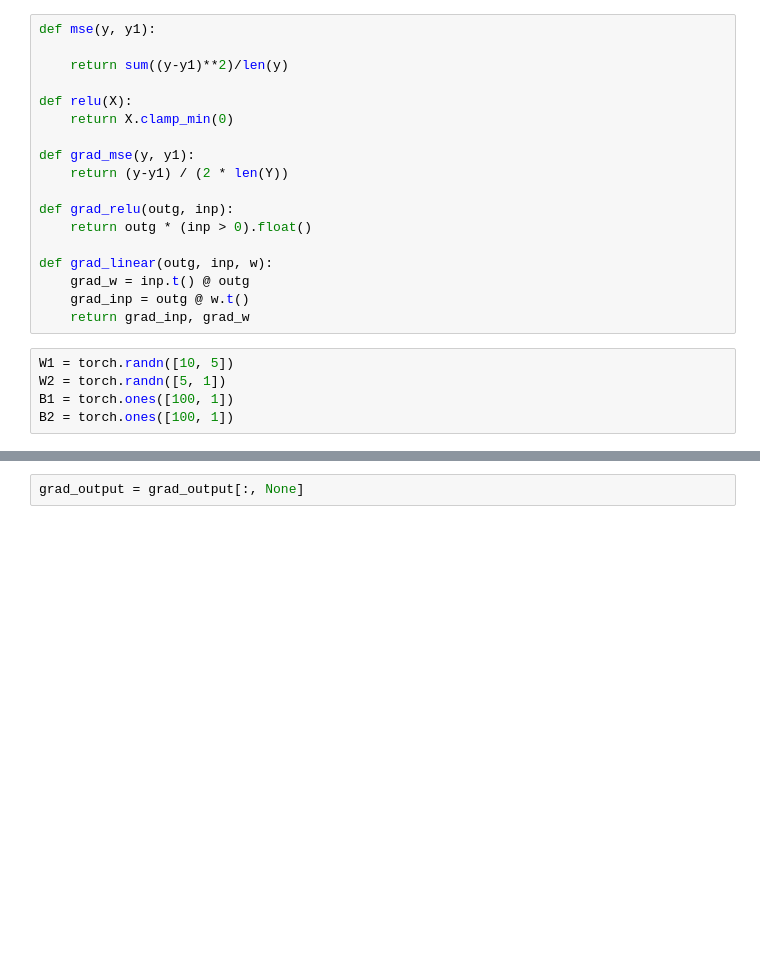
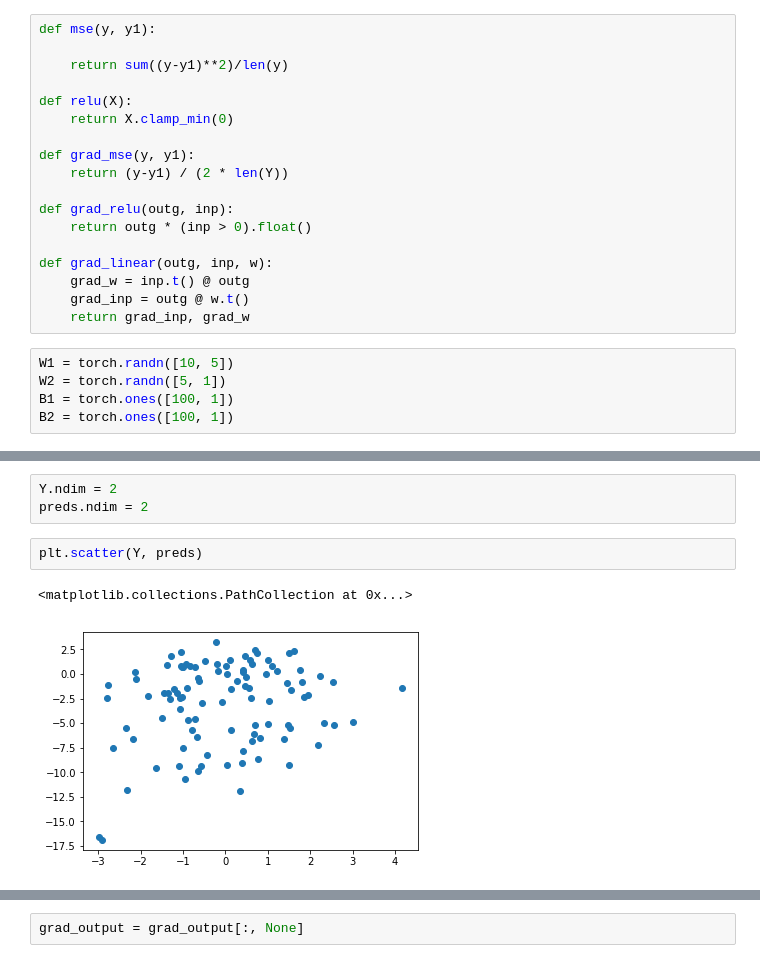
Before and after one commit to karthiksubraveti/ml_notebooks, a Jupyter notebook: ml_intro.ipynb, the cells around one changed output, grey strips where cells are left out. Saved outputs shown, nothing was run; the diff lists cells and outputs as text; blank space fills up the shorter version.

```diff
--- a/ml_intro.ipynb
+++ b/ml_intro.ipynb
@@ -68,3 +68,11 @@ loss is tensor(33.6753)
+# %%
+Y.ndim = 2
+preds.ndim = 2
+# %%
+plt.scatter(Y, preds)
+# %% [output]
+<matplotlib.collections.PathCollection at 0x...>
+[figure, added]
 # %%
 grad_output = grad_mse(Y, preds.flatten())
 grad_output, grad_output.shape
```
Also changed, not shown: parts of 9 cells of this notebook.
